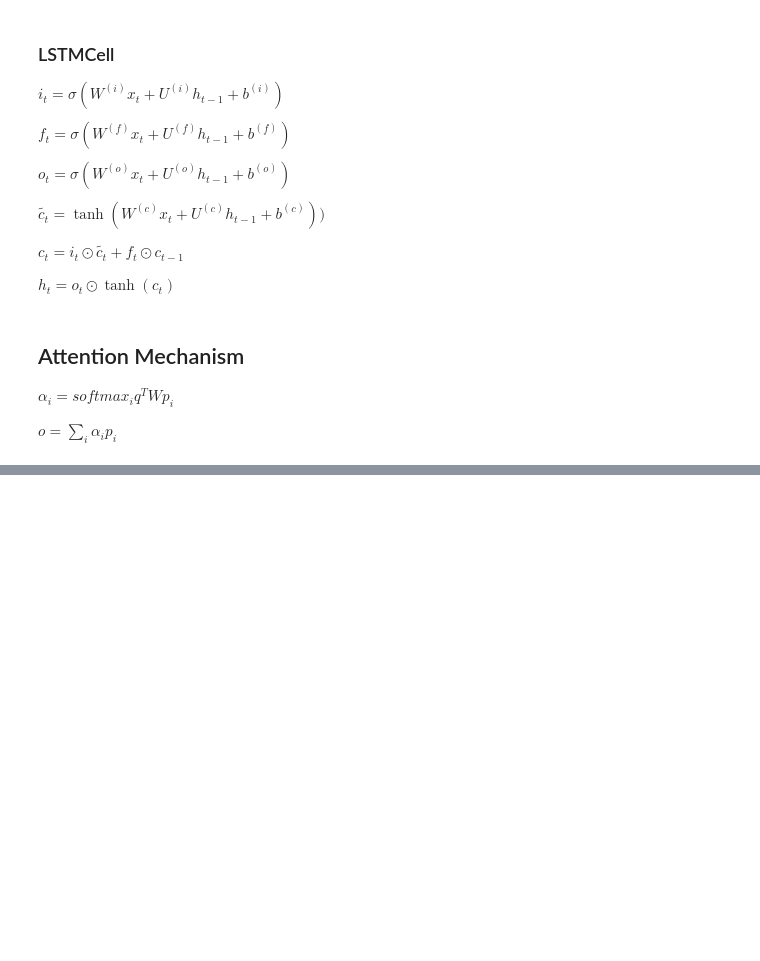
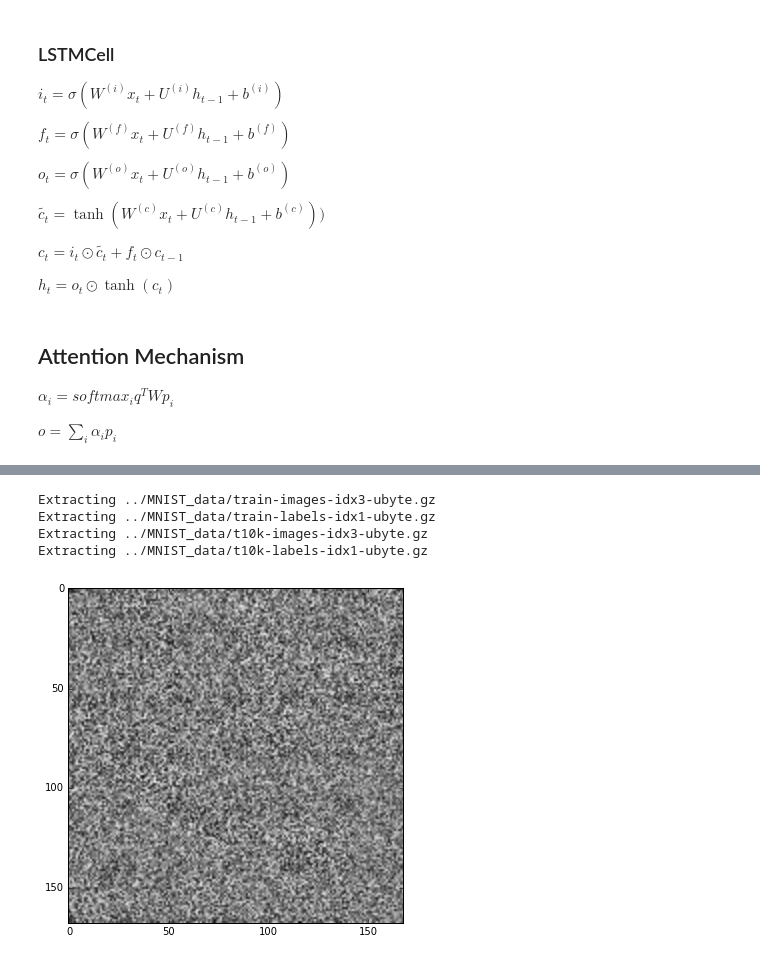
Before and after one commit to rgtjf/ecnunlp-tensorflow-tutorial, a Jupyter notebook: lecture2/ecnunlp-tensorflow-tutorial-ii.ipynb, the cells around one changed output, grey strips where cells are left out. Cells and saved outputs as stored; diff of their text form; code cells hidden in the pictures; blank space fills up the shorter version.

```diff
--- a/lecture2/ecnunlp-tensorflow-tutorial-ii.ipynb
+++ b/lecture2/ecnunlp-tensorflow-tutorial-ii.ipynb
@@ -268,0 +295,9 @@ def bilinear_attention(question_rep, passage_repres, passage_mask):
+# %%
+# Import MNIST data
+from tensorflow.examples.tutorials.mnist import input_data
+mnist = input_data.read_data_sets("../MNIST_data", one_hot=True)
+# %% [output]
+Extracting ../MNIST_data/train-images-idx3-ubyte.gz
+Extracting ../MNIST_data/train-labels-idx1-ubyte.gz
+Extracting ../MNIST_data/t10k-images-idx3-ubyte.gz
+Extracting ../MNIST_data/t10k-labels-idx1-ubyte.gz
@@ -268,0 +319,14 @@ def bilinear_attention(question_rep, passage_repres, passage_mask):
+# %%
+# Store layers weight & bias
+weights = {
+    'gen_hidden1': tf.Variable(glorot_init([noise_dim, gen_hidden_dim])),
+    'gen_out': tf.Variable(glorot_init([gen_hidden_dim, image_dim])),
+    'disc_hidden1': tf.Variable(glorot_init([image_dim, disc_hidden_dim])),
+    'disc_out': tf.Variable(glorot_init([disc_hidden_dim, 1])),
+}
+biases = {
+    'gen_hidden1': tf.Variable(tf.zeros([gen_hidden_dim])),
+    'gen_out': tf.Variable(tf.zeros([image_dim])),
+    'disc_hidden1': tf.Variable(tf.zeros([disc_hidden_dim])),
+    'disc_out': tf.Variable(tf.zeros([1])),
+}
@@ -268,0 +391,26 @@ def bilinear_attention(question_rep, passage_repres, passage_mask):
+# %%
+sess = tf.Session()
+
+# Run the initializer
+sess.run(init)
+
+# Testing
+# Generate images from noise, using the generator network.
+n = 6
+canvas = np.empty((28 * n, 28 * n))
+for i in range(n):
+    # Noise input.
+    z = np.random.uniform(-1., 1., size=[n, noise_dim])
+    # Generate image from noise.
+    g = sess.run(gen_sample, feed_dict={gen_input: z})
+    # Reverse colours for better display
+    g = -1 * (g - 1)
+    for j in range(n):
+        # Draw the generated digits
+        canvas[i * 28:(i + 1) * 28, j * 28:(j + 1) * 28] = g[j].reshape([28, 28])
+
+plt.figure(figsize=(n, n))
+plt.imshow(canvas, origin="upper", cmap="gray")
+plt.show()
+# %% [output]
+[figure, added]
```
Also changed, not shown: parts of 9 cells of this notebook, 1 other file.
